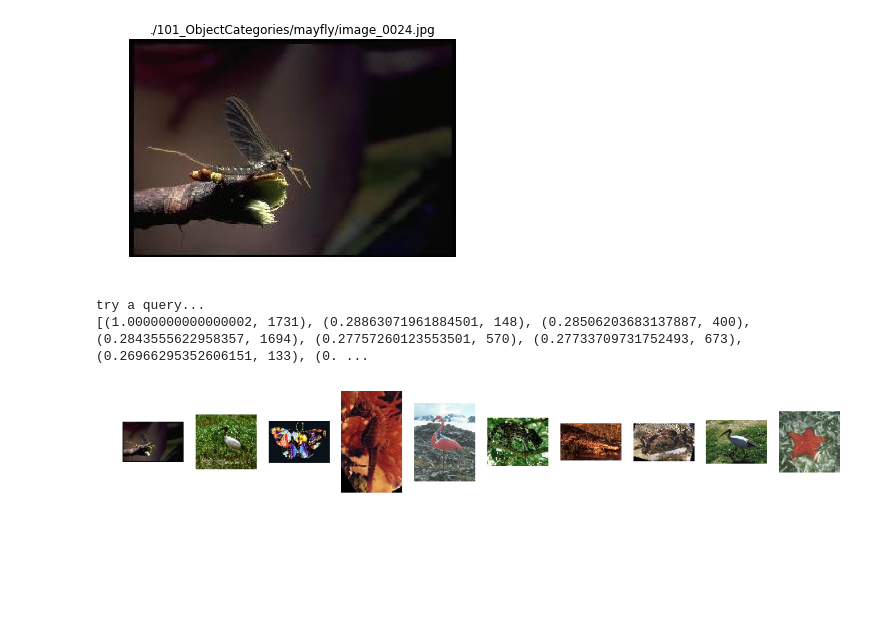
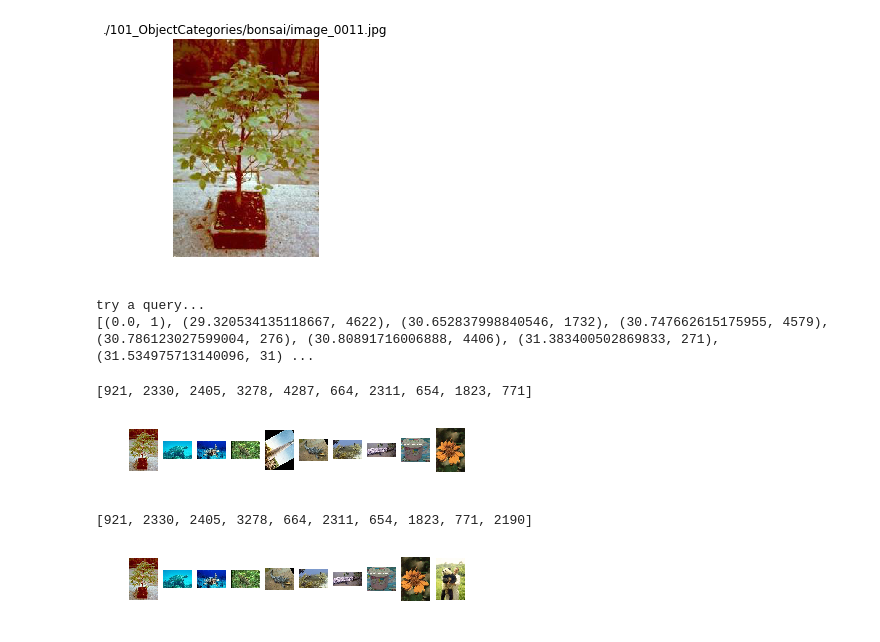
Before and after one commit to moizumi99/CVBookExercise, a Jupyter notebook: Chapter-7/CV Book Ch 7 Exercise 1.ipynb, the cells around one changed output. Drawn from its saved outputs; the diff is of its cells as text; code cells hidden in the pictures; blank space fills up the shorter version.

```diff
--- a/Chapter-7/CV Book Ch 7 Exercise 1.ipynb
+++ b/Chapter-7/CV Book Ch 7 Exercise 1.ipynb
@@ -20,26 +20,37 @@ with open('vocabulary.pkl', 'rb') as f:
 # %%
 src = imagesearch.Searcher('test.db', voc)
 # %%
-imshow(Image.open(imlist[1730]))
-title(imlist[1730])
+imshow(Image.open(imlist[920]))
+title(imlist[920])
 axis('off')
 show()
 # %% [output]
-[figure, old version]
+[figure, new version]
 # %%
 imagesearch = reload(imagesearch)
 src = imagesearch.Searcher('test.db', voc)
 print 'try a query...'
-cand_list = src.query(imlist[1730])[:10]
-print cand_list
+print src.query(imlist[0])
 # %% [output]
 try a query...
-[(1.0000000000000002, 1731), (0.28863071961884501, 148), (0.28506203683137887, 400), (0.2843555622958357, 1694), (0.27757260123553501, 570), (0.27733709731752493, 673), (0.26966295352606151, 133), (0. ...
+[(0.0, 1), (29.320534135118667, 4622), (30.652837998840546, 1732), (30.747662615175955, 4579), (30.786123027599004, 276), (30.80891716006888, 4406), (31.383400502869833, 271), (31.534975713140096, 31) ...
 # %%
 imagesearch = reload(imagesearch)
 src = imagesearch.Searcher('test.db', voc)
-nbr_results = 10
-res = [w[1] for w in src.query(imlist[1730])[:nbr_results]]
-imagesearch.plot_results(src, res, figsize=(16, 8))
+res = [w[1] for w in src.query(imlist[920])[:10]]
+print res
+imagesearch.plot_results(src, res)
 # %% [output]
+[921, 2330, 2405, 3278, 4287, 664, 2311, 654, 1823, 771]
-[figure, old version]
+[figure, new version]
+# %%
+import imagesearchE
+imagesearchE = reload(imagesearchE)
+srcE = imagesearchE.Searcher('test.db', voc)
+nbr_results = 10
+res = [w[1] for w in srcE.query(imlist[920])[:nbr_results]]
+print res
+imagesearchE.plot_results(srcE, res)
+# %% [output]
+[921, 2330, 2405, 3278, 664, 2311, 654, 1823, 771, 2190]
+[figure, added]
```
Also changed, not shown: parts of 2 cells of this notebook.
